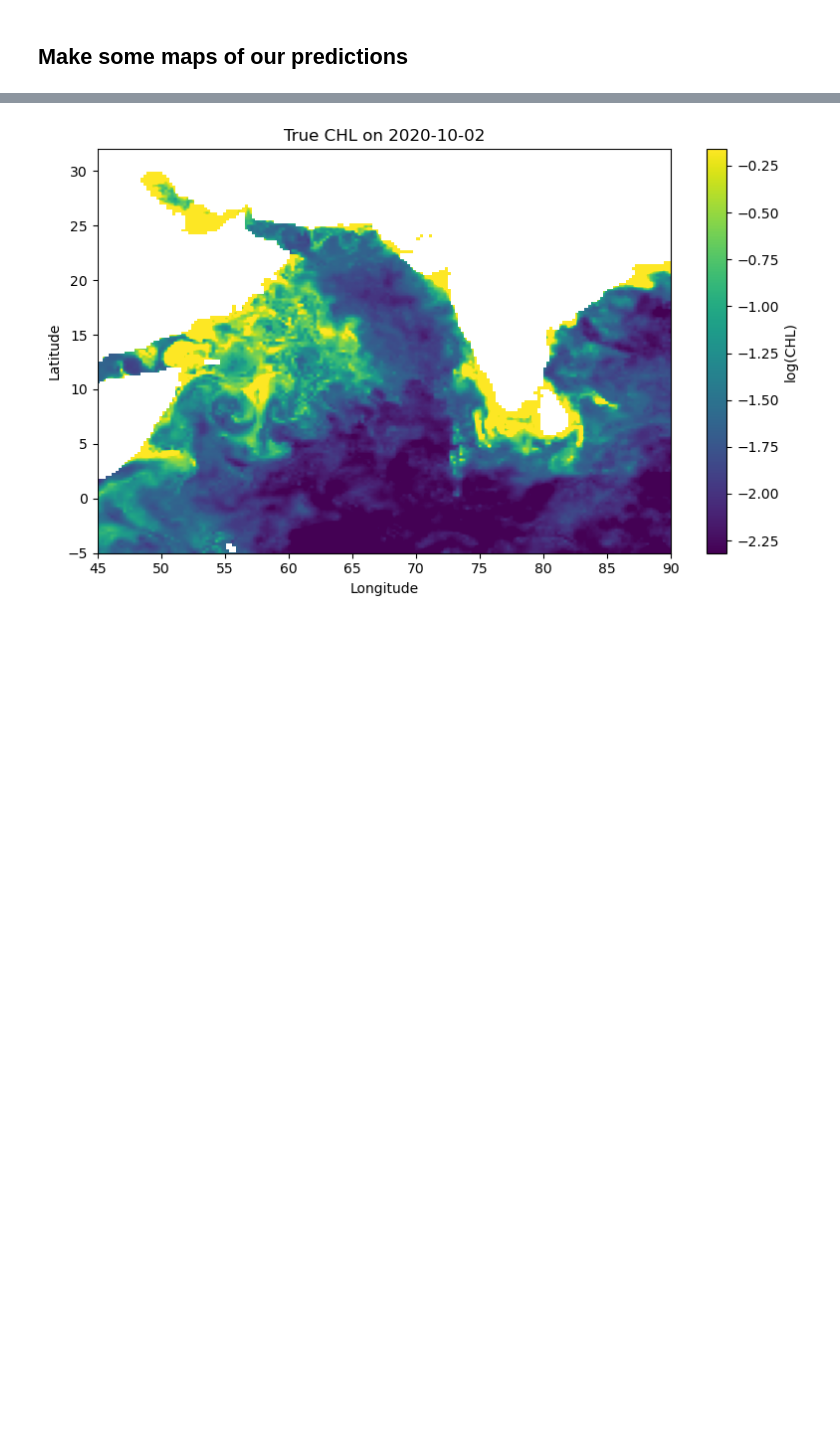
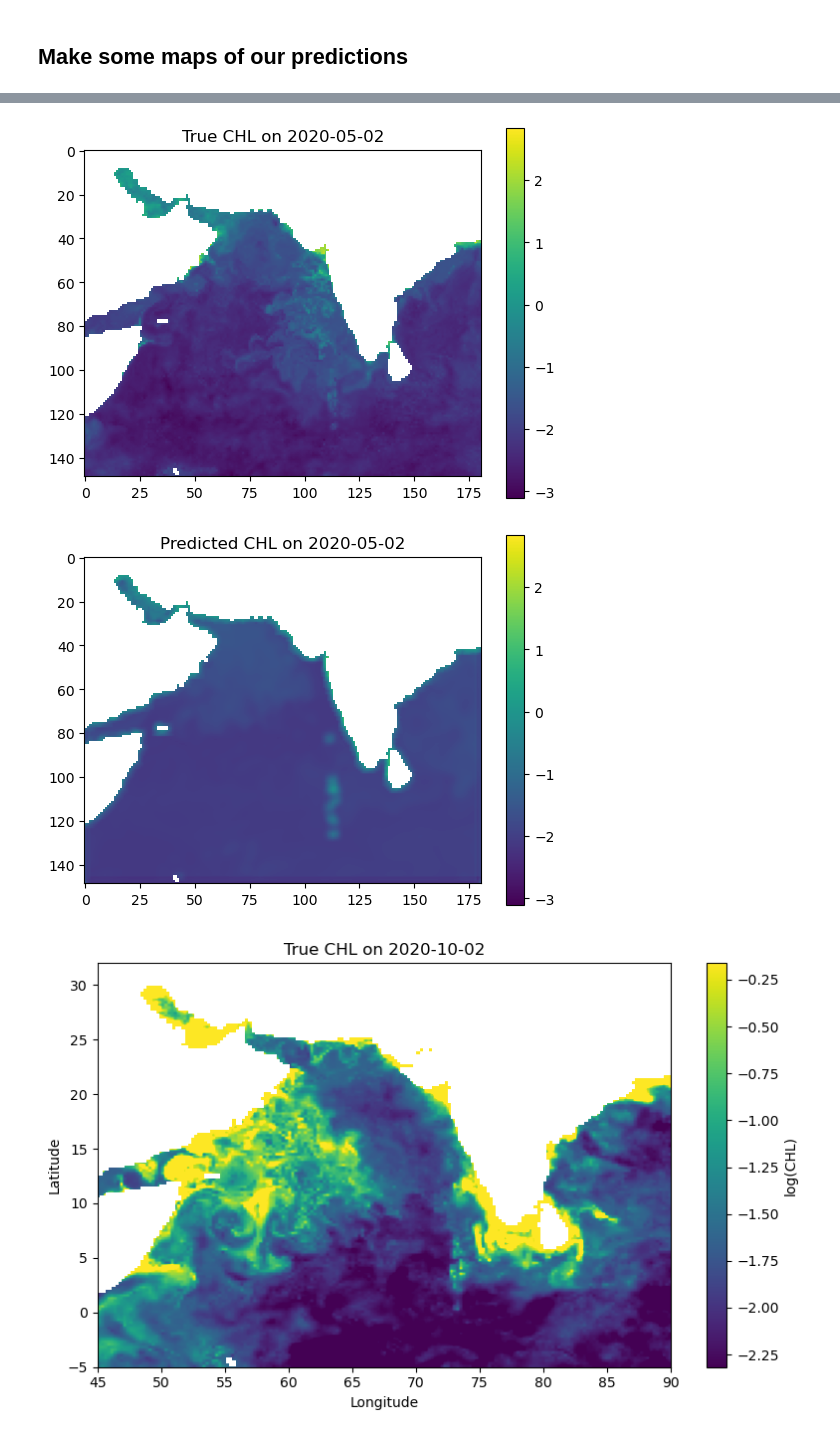
Before and after one commit to ocean-satellite-tools/mind-the-chl-gap, a Jupyter notebook: book/notebooks/CHL_prediction_CNN_Part_1.ipynb, the cells around one changed output, grey strips where cells are left out. Saved outputs shown, nothing was run; the diff lists cells and outputs as text; code cells hidden in the pictures; blank space fills up the shorter version.

```diff
--- a/book/notebooks/CHL_prediction_CNN_Part_1.ipynb
+++ b/book/notebooks/CHL_prediction_CNN_Part_1.ipynb
@@ -564,0 +403,41 @@ plt.show()
+# %%
+import numpy as np
+import matplotlib.pyplot as plt
+
+# Example: date to predict
+date_to_predict = np.datetime64("2020-05-02")
+
+# Get index of that date
+available_times = dataset["time"].values
+date_index = np.where(available_times == date_to_predict)[0][0]
+
+# Prepare input (X: shape = [time, lat, lon, n_features])
+input_data = X[date_index]  # shape = (lat, lon, n_features)
+input_data = np.array(input_data)     # convert to numpy
+
+# Predict
+predicted_output = model.predict(input_data[np.newaxis, ...])[0]
+predicted_output = predicted_output[:, :, 0]  # shape = (lat, lon)
+
+# True value from y
+true_output = y[date_index]
+
+# Mask land (land_mask = ~ocean)
+land_mask = ~dataset["ocean_mask"].values
+predicted_output[land_mask] = np.nan
+true_output = np.where(land_mask, np.nan, true_output)
+
+# Plot
+vmin = np.nanmin([true_output, predicted_output])
+vmax = np.nanmax([true_output, predicted_output])
+
+plt.imshow(true_output, vmin=vmin, vmax=vmax)
+plt.colorbar()
+plt.title(f"True CHL on {date_to_predict}")
+plt.show()
+
+plt.imshow(predicted_output, vmin=vmin, vmax=vmax)
+plt.colorbar()
+plt.title(f"Predicted CHL on {date_to_predict}")
+plt.show()
+# %% [output]
@@ -564,0 +445,2 @@ plt.show()
+[figure, added]
+[figure, added]
```
Also changed, not shown: parts of 38 cells of this notebook, 2 other files.
